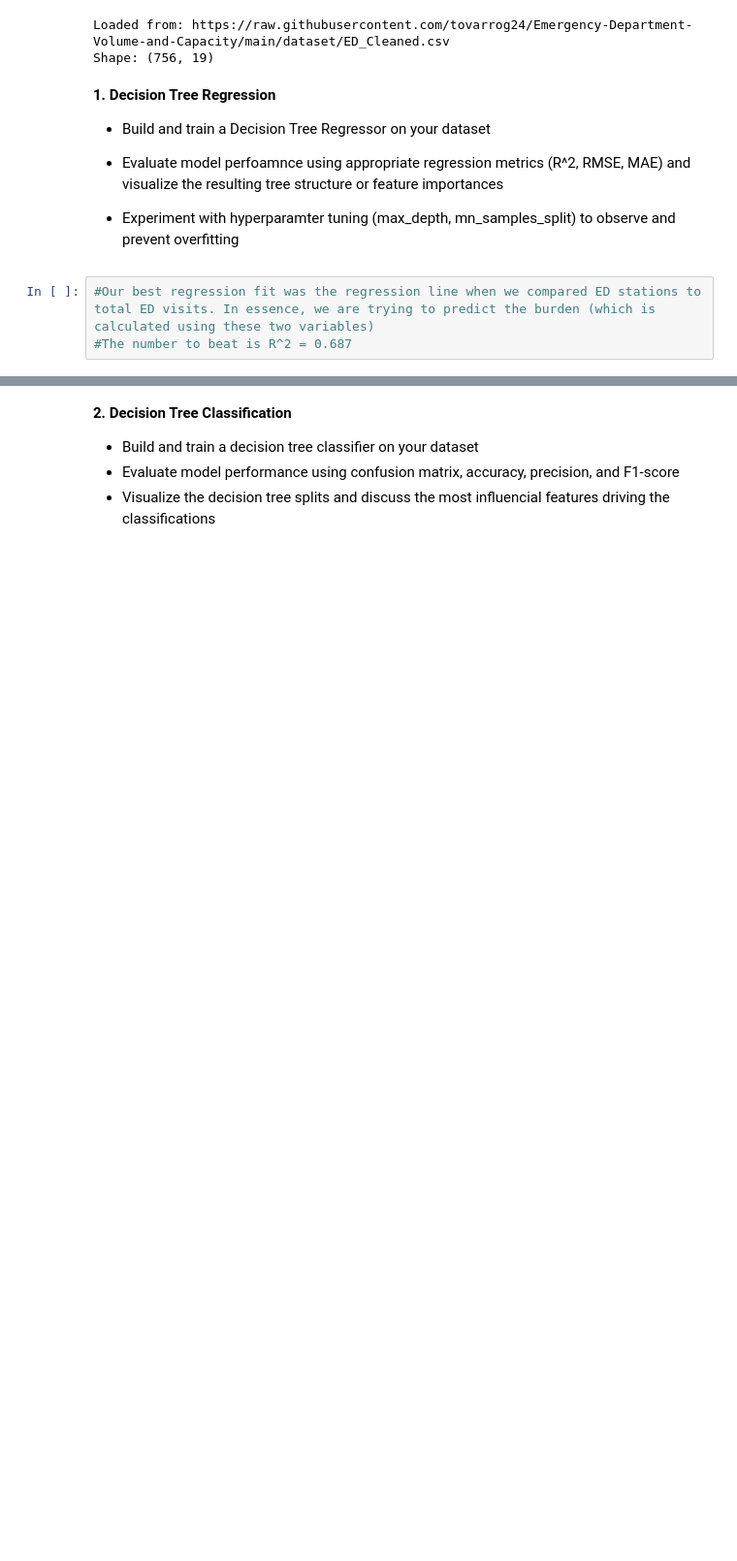
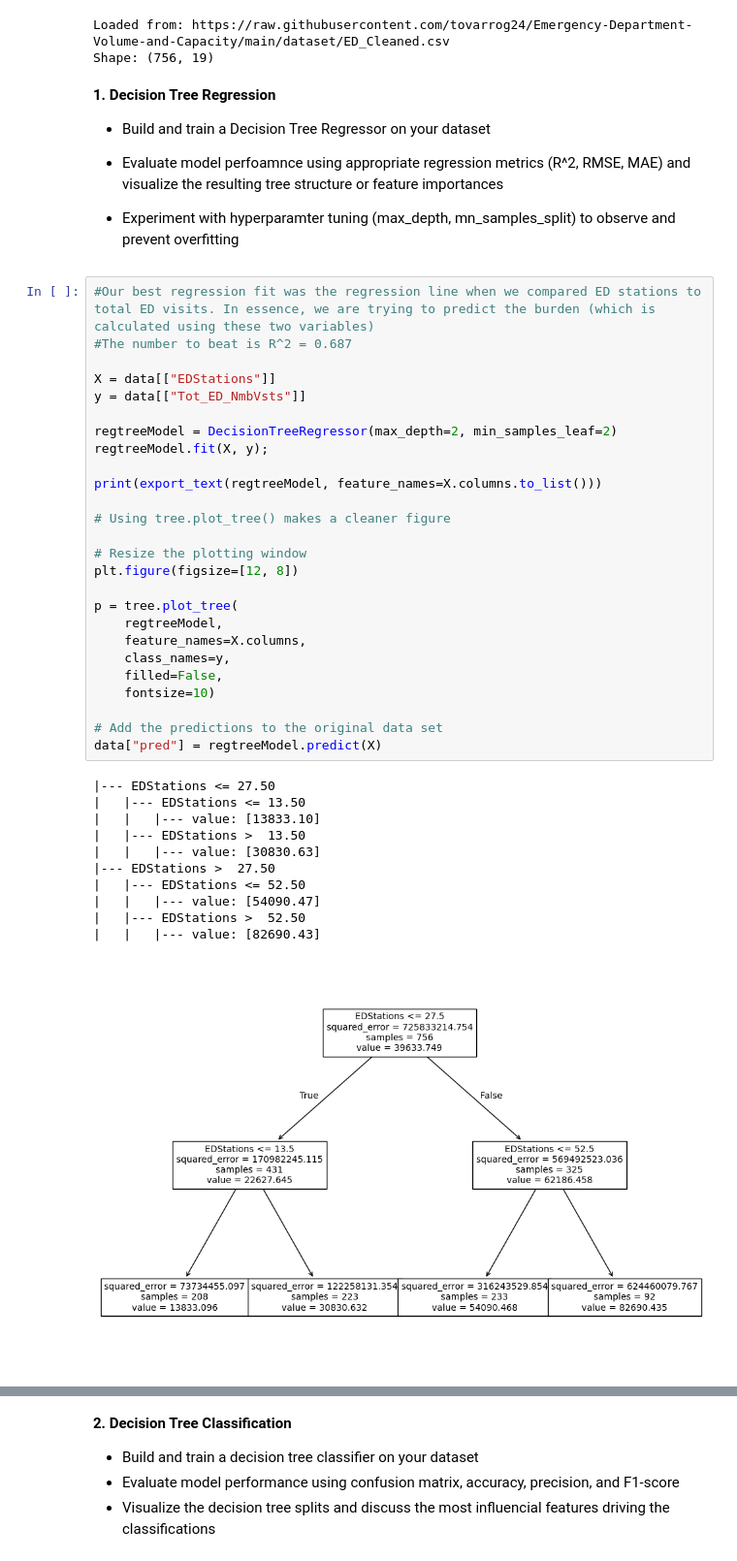
Before and after one commit to tovarrog24/Emergency-Department-Volume-and-Capacity, a Jupyter notebook: trees.ipynb, the cells around one changed output, grey strips where cells are left out. Shown at 97% size. Drawn from its saved outputs; the diff is of its cells as text; blank space fills up the shorter version.

```diff
--- a/trees.ipynb
+++ b/trees.ipynb
@@ -35,3 +37,38 @@ Shape: (756, 19)
 # %%
 #Our best regression fit was the regression line when we compared ED stations to total ED visits. In essence, we are trying to predict the burden (which is calculated using these two variables)
 #The number to beat is R^2 = 0.687
+
+X = data[["EDStations"]]
+y = data[["Tot_ED_NmbVsts"]]
+
+regtreeModel = DecisionTreeRegressor(max_depth=2, min_samples_leaf=2)
+regtreeModel.fit(X, y);
+
+print(export_text(regtreeModel, feature_names=X.columns.to_list()))
+
+# Using tree.plot_tree() makes a cleaner figure
+
+# Resize the plotting window
+plt.figure(figsize=[12, 8])
+
+p = tree.plot_tree(
+    regtreeModel,
+    feature_names=X.columns,
+    class_names=y,
+    filled=False,
+    fontsize=10)
+
+# Add the predictions to the original data set
+data["pred"] = regtreeModel.predict(X)
+# %% [output]
+|--- EDStations <= 27.50
+|   |--- EDStations <= 13.50
+|   |   |--- value: [13833.10]
+|   |--- EDStations >  13.50
+|   |   |--- value: [30830.63]
+|--- EDStations >  27.50
+|   |--- EDStations <= 52.50
+|   |   |--- value: [54090.47]
+|   |--- EDStations >  52.50
+|   |   |--- value: [82690.43]
+[figure, added]
```
Also changed, not shown: parts of 21 cells of this notebook.
